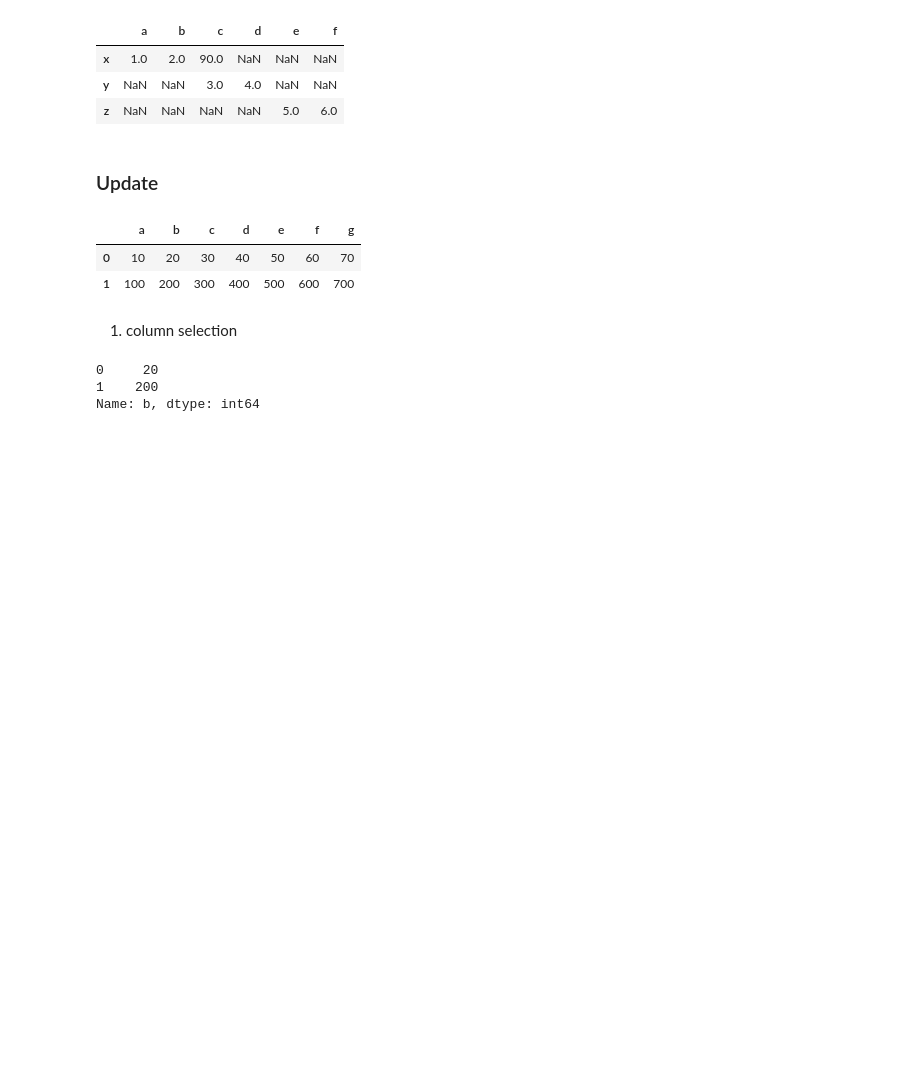
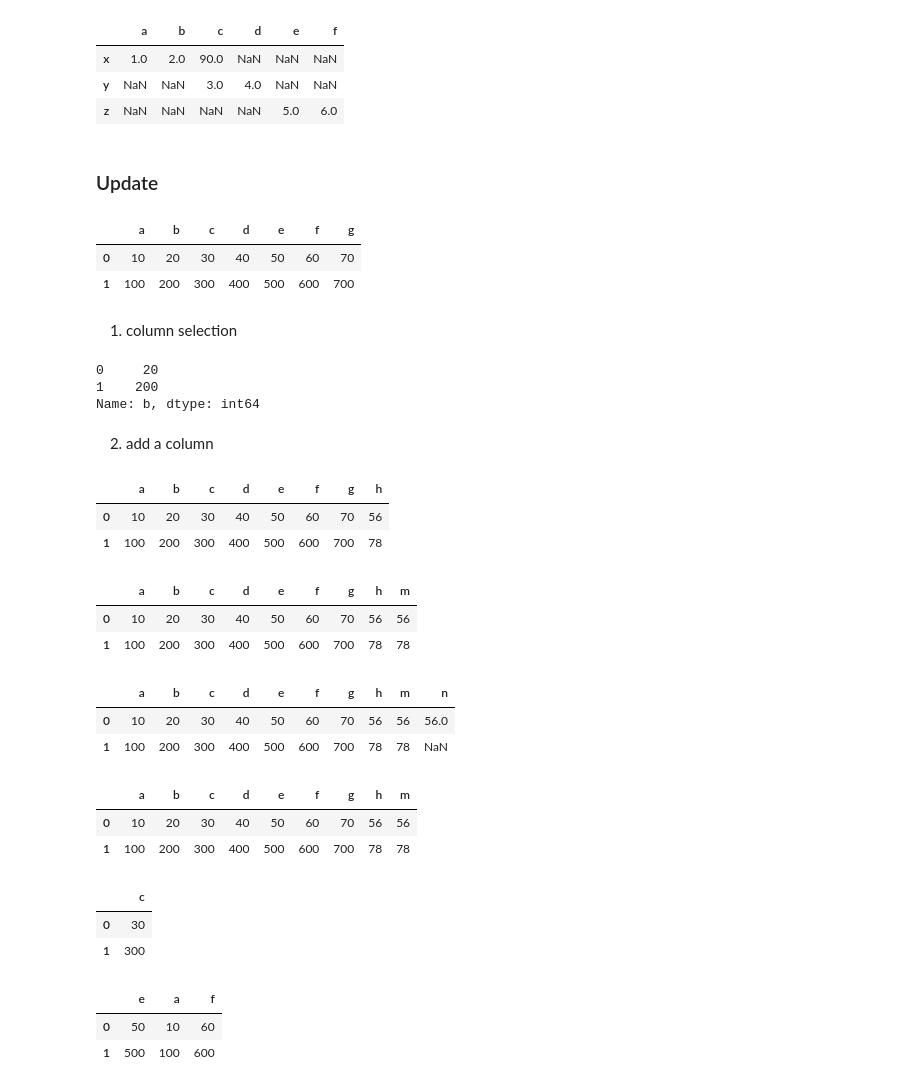
Before and after one commit to mihirh19/Python, a Jupyter notebook: DataScience_ML/3.Pandas.ipynb, the cells around one changed output. Saved outputs shown, nothing was run; the diff lists cells and outputs as text; code cells hidden in the pictures; blank space fills up the shorter version.

```diff
--- a/DataScience_ML/3.Pandas.ipynb
+++ b/DataScience_ML/3.Pandas.ipynb
@@ -413,3 +413,29 @@ df['b']
 0     20
 1    200
 Name: b, dtype: int64
+# %% [markdown]
+2. add a column
+# %%
+df['h'] = [56, 78]
+# %%
+df
+# %% [output]
+|  | a | b | c | d | e | f | g | h |
+| 0 | 10 | 20 | 30 | 40 | 50 | 60 | 70 | 56 |
+| 1 | 100 | 200 | 300 | 400 | 500 | 600 | 700 | 78 |
+# %%
+df['m'] = pd.Series([56, 78, 89])
+# %%
+df
+# %% [output]
+|  | a | b | c | d | e | f | g | h | m |
+| 0 | 10 | 20 | 30 | 40 | 50 | 60 | 70 | 56 | 56 |
+| 1 | 100 | 200 | 300 | 400 | 500 | 600 | 700 | 78 | 78 |
+# %%
+df['n'] = pd.Series([56])
+# %%
+df
+# %% [output]
+|  | a | b | c | d | e | f | g | h | m | n |
+| 0 | 10 | 20 | 30 | 40 | 50 | 60 | 70 | 56 | 56 | 56.0 |
+| 1 | 100 | 200 | 300 | 400 | 500 | 600 | 700 | 78 | 78 | NaN |
@@ -415,0 +444,6 @@ Name: b, dtype: int64
+# %%
+df
+# %% [output]
+|  | a | b | c | d | e | f | g | h | m |
+| 0 | 10 | 20 | 30 | 40 | 50 | 60 | 70 | 56 | 56 |
+| 1 | 100 | 200 | 300 | 400 | 500 | 600 | 700 | 78 | 78 |
@@ -415,0 +452,12 @@ Name: b, dtype: int64
+# %%
+df[['c']]
+# %% [output]
+|  | c |
+| 0 | 30 |
+| 1 | 300 |
+# %%
+df[['e', 'a', 'f']]
+# %% [output]
+|  | e | a | f |
+| 0 | 50 | 10 | 60 |
+| 1 | 500 | 100 | 600 |
```
Also changed, not shown: parts of 36 cells of this notebook.
